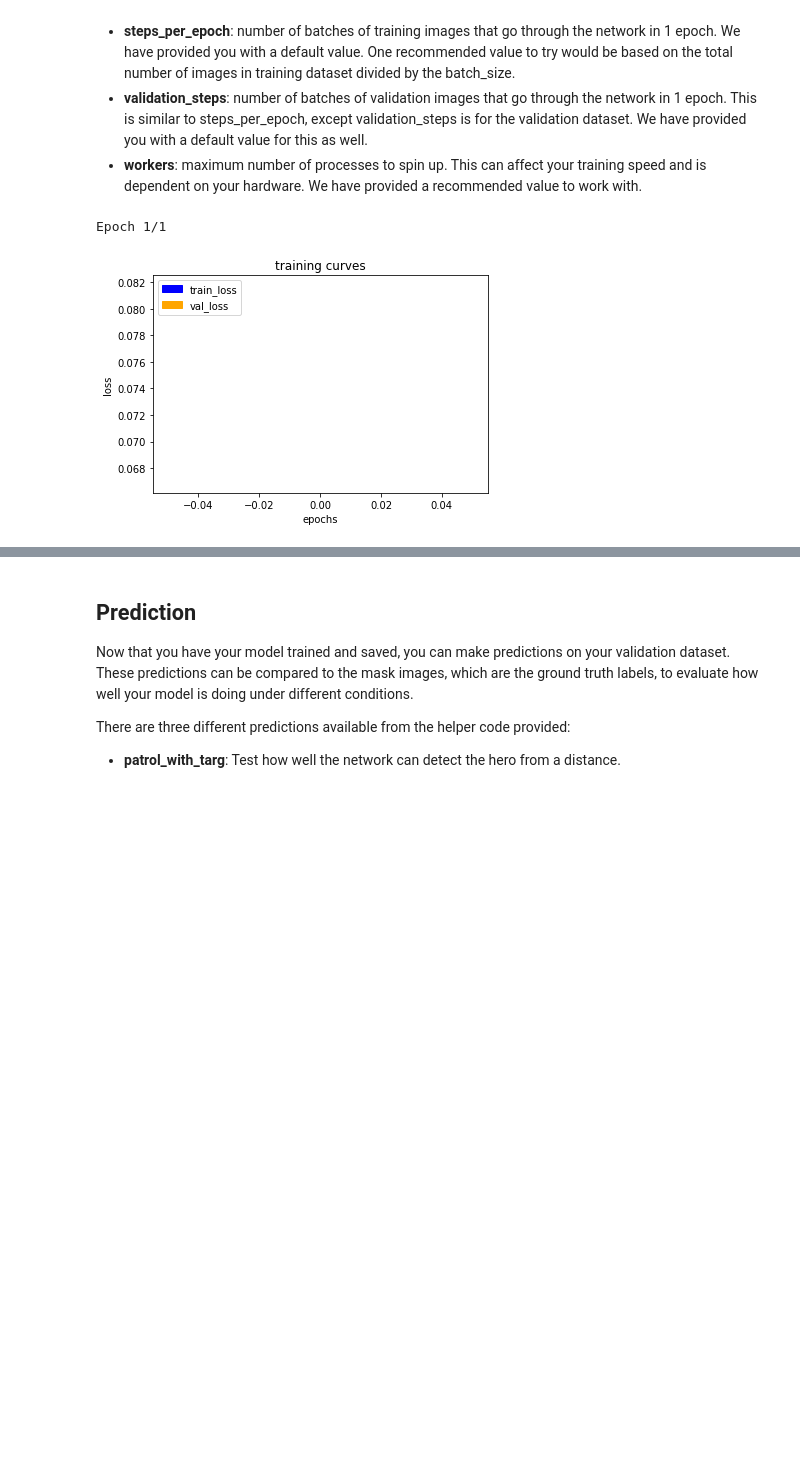
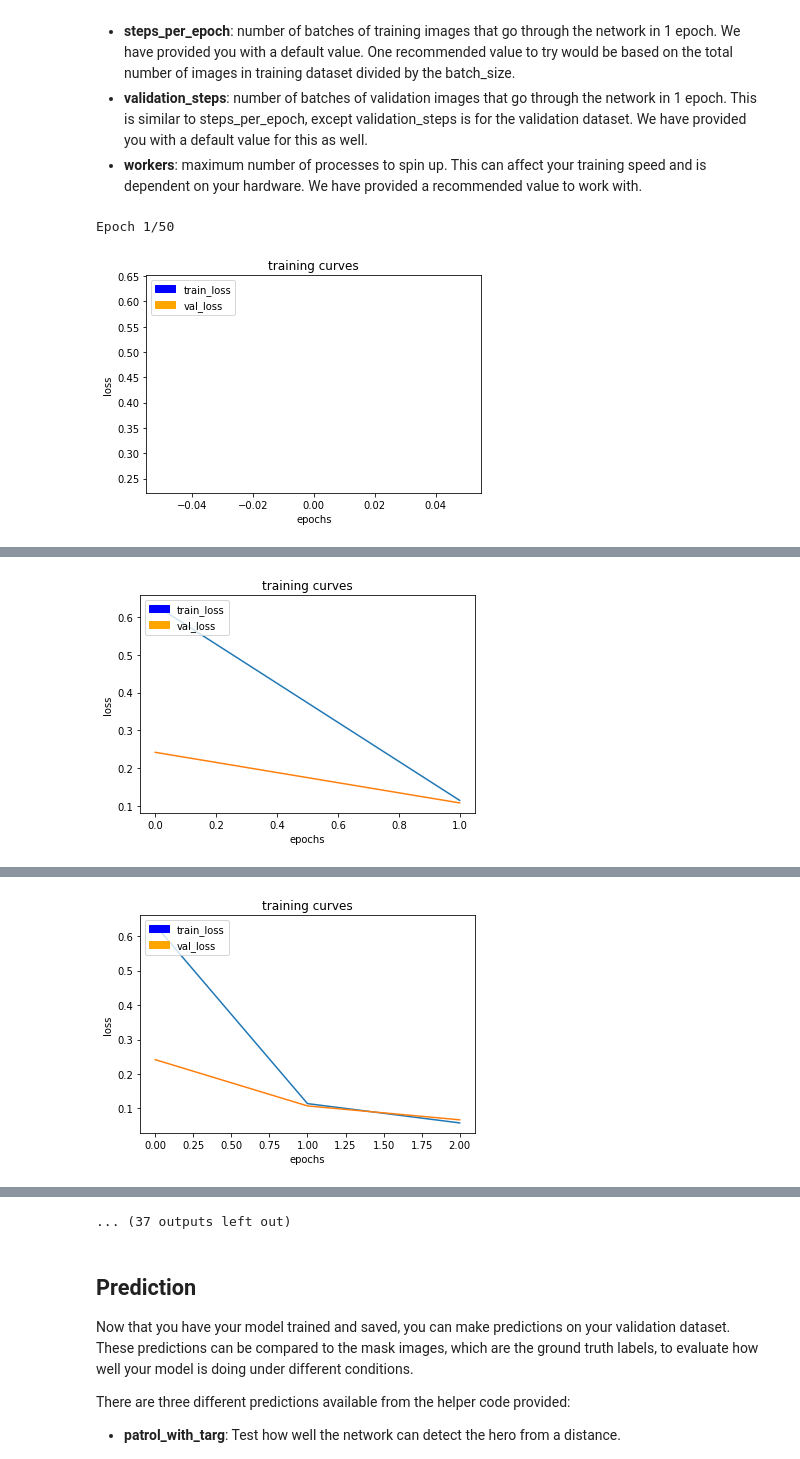
Before and after one commit to navinrahim/RoboND-DeepLearning-Project, a Jupyter notebook: code/model_training.ipynb, the cells around one changed output, grey strips where cells are left out. Saved outputs shown, nothing was run; the diff lists cells and outputs as text; code cells hidden in the pictures; blank space fills up the shorter version.

Commit message:
Updated model - score=0.35

```diff
--- a/code/model_training.ipynb
+++ b/code/model_training.ipynb
@@ -92,7 +92,7 @@ def decoder_block(small_ip_layer, large_ip_layer, filters):
     upsample_layer = bilinear_upsample(small_ip_layer)
 
     # TODO Concatenate the upsampled and large input layers using layers.concatenate
-    concatenate_layer = layers.concatenate([small_ip_layer,large_ip_layer])
+    concatenate_layer = layers.concatenate([upsample_layer,large_ip_layer])
 
     # TODO Add some number of separable convolution layers
     output_layer = separable_conv2d_batchnorm(concatenate_layer, filters, strides=1)
@@ -112,13 +112,17 @@ def fcn_model(inputs, num_classes):
 
     # TODO Add Encoder Blocks.
     # Remember that with each encoder layer, the depth of your model (the number of filters) increases.
-    layer_1 = encoder_block(inputs, 8, 1)
+    layer_1 = encoder_block(inputs, 16, 2)
+    layer_2 = encoder_block(layer_1, 32, 2)
+    layer_3 = encoder_block(layer_2, 64, 2)
 
     # TODO Add 1x1 Convolution layer using conv2d_batchnorm().
-    conv1_layer_1 = conv2d_batchnorm(layer_1, 16, 1, 1)
+    conv1_layer = conv2d_batchnorm(layer_3, 128, 1, 1)
 
     # TODO: Add the same number of Decoder Blocks as the number of Encoder Blocks
-    x = decoder_block(conv1_layer_1, layer_1, 8)
+    decoder_layer_1 = decoder_block(conv1_layer, layer_2, 64)
+    decoder_layer_2 = decoder_block(decoder_layer_1, layer_1, 32)
+    x = decoder_block(decoder_layer_2, inputs, 16)
 
 
     # The function returns the output layer of your model. "x" is the final layer obtained from the last decoder_block()
@@ -149,9 +153,9 @@ Define and tune your hyperparameters.
 - **validation_steps**: number of batches of validation images that go through the network in 1 epoch. This is similar to steps_per_epoch, except validation_steps is for the validation dataset. We have provided you with a default value for this as well.
 - **workers**: maximum number of processes to spin up. This can affect your training speed and is dependent on your hardware. We have provided a recommended value to work with.
 # %%
-learning_rate = 0.01
-batch_size = 64
-num_epochs = 1
+learning_rate = 0.001
+batch_size = 128
+num_epochs = 50
 steps_per_epoch = 200
 validation_steps = 50
 workers = 2
@@ -161,34 +165,34 @@ DON'T MODIFY ANYTHING IN THIS CELL THAT IS BELOW THIS LINE
 """
 
 from workspace_utils import active_session
 # Keeping Your Session Active
 with active_session():
     # Define the Keras model and compile it for training
     model = models.Model(inputs=inputs, outputs=output_layer)
 
     model.compile(optimizer=keras.optimizers.Adam(learning_rate), loss='categorical_crossentropy',metrics=['accuracy'])
 
     # Data iterators for loading the training and validation data
     train_iter = data_iterator.BatchIteratorSimple(batch_size=batch_size,
                                                    data_folder=os.path.join('..', 'data', 'train'),
                                                    image_shape=image_shape,
                                                    shift_aug=True)
 
     val_iter = data_iterator.BatchIteratorSimple(batch_size=batch_size,
                                                  data_folder=os.path.join('..', 'data', 'validation'),
                                                  image_shape=image_shape)
 
     logger_cb = plotting_tools.LoggerPlotter()
-    callbacks = [logger_cb,EarlyStopping(monitor='val_loss', patience=3),
-             ModelCheckpoint(filepath='best_model.h5', monitor='val_loss', save_best_only=True)]
+    callbacks = [logger_cb,cb.EarlyStopping(monitor='val_loss', patience=3),
+             cb.ModelCheckpoint(filepath='../data/weights/best_model.h5', monitor='val_loss', save_best_only=True)]
 
     model.fit_generator(train_iter,
                         steps_per_epoch = steps_per_epoch, # the number of batches per epoch,
                         epochs = num_epochs, # the number of epochs to train for,
                         validation_data = val_iter, # validation iterator
                         validation_steps = validation_steps, # the number of batches to validate on
                         callbacks=callbacks,
                         workers = workers)
 # %% [output]
-Epoch 1/1
+Epoch 1/50
-[figure, old version]
+[figure, new version]
@@ -195,0 +201 @@ Epoch 1/1
+[figure, added]
@@ -195,0 +204 @@ Epoch 1/1
+[figure, added]
@@ -196,3 +214,4 @@ Epoch 1/1
+... (37 outputs left out)
 # %%
 # Save your trained model weights
 weight_file_name = 'model_weights'
```
Also changed, not shown: parts of 13 cells of this notebook.
